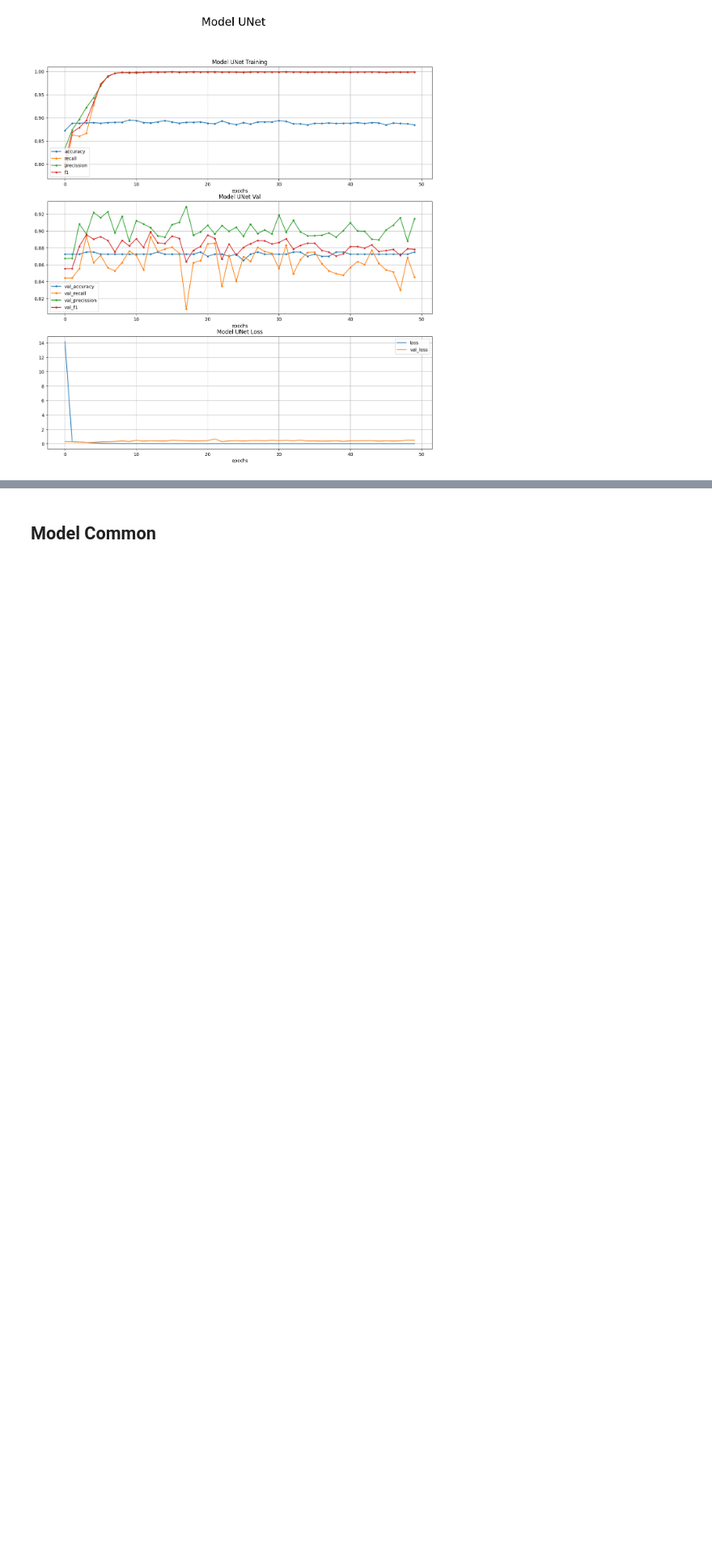
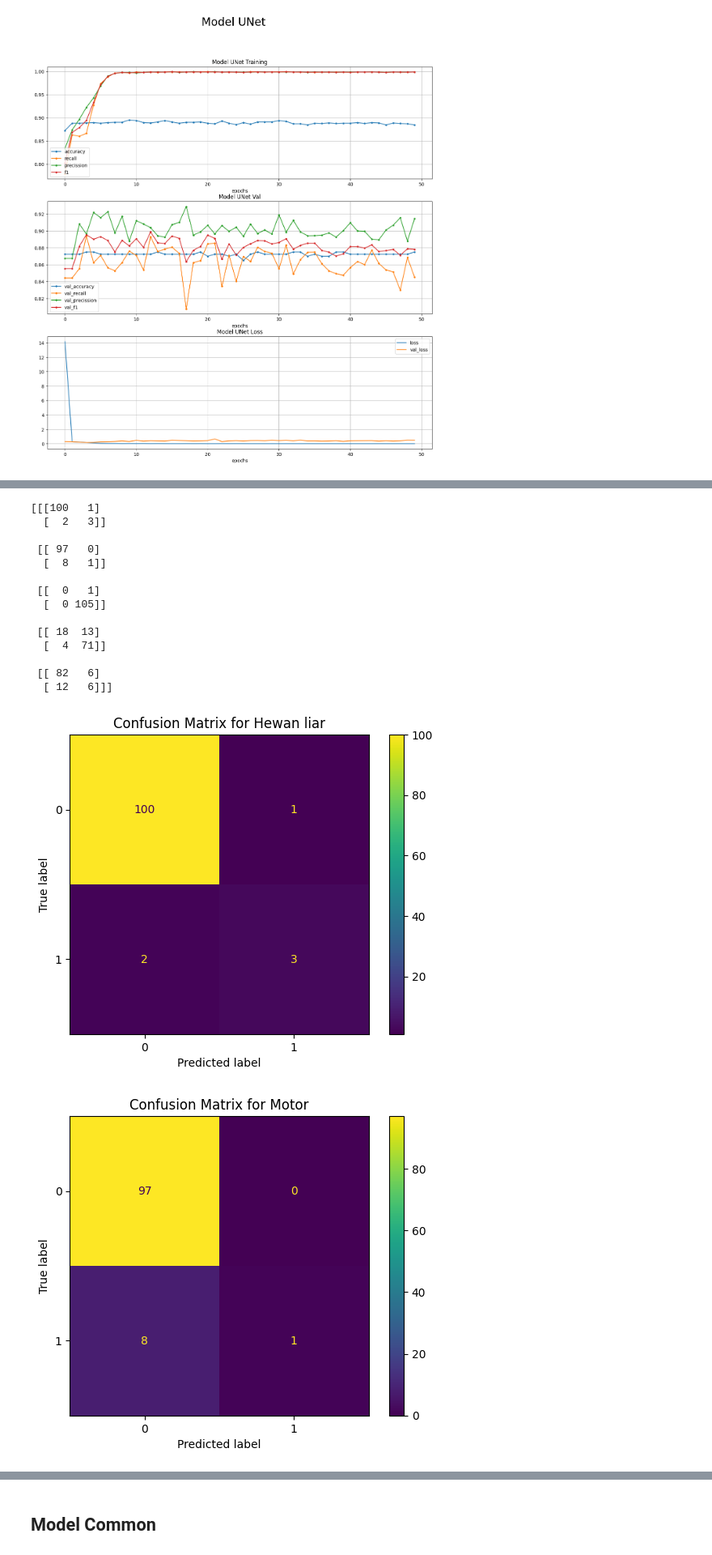
Before and after one commit to AcqmalFadhilla/Multilabel-Dataset-Tedong, a Jupyter notebook: multilabel.ipynb, the cells around one changed output, grey strips where cells are left out. Shown at 81% size. Cells and saved outputs as stored; diff of their text form; code cells hidden in the pictures; blank space fills up the shorter version.

Commit message:
confusion matrix

```diff
--- a/multilabel.ipynb
+++ b/multilabel.ipynb
@@ -229,0 +251,13 @@ def plot_model(model, name_model):
+# %%
+y_true = test[["Hewan liar", "Motor", "Kerbau", "Manusia", "Truk"]]
+# %%
+def visaul_confusion_matrix(y_true, y_pred):
+    mcm = multilabel_confusion_matrix(y_true, y_pred)
+    print(mcm)
+    classes = ["Hewan liar", "Motor", "Kerbau", "Manusia", "Truk"]
+# Display confusion matrices for each class
+    for i in range(len(classes)):
+        disp = ConfusionMatrixDisplay(confusion_matrix=mcm[i], display_labels=[0, 1])
+        disp.plot(cmap='viridis', values_format='d')
+        plt.title(f'Confusion Matrix for {classes[i]}')
+    return plt.show()
@@ -439,0 +456,23 @@ ValueError: Length of values (106) does not match length of index (96)
+# %%
+dt_model_UNet = pd.read_csv("model_UNet.csv")
+# %%
+y_pred_1 = dt_model_UNet[["Hewan liar", "Motor", "Kerbau", "Manusia", "Truk"]]
+# %%
+visaul_confusion_matrix(y_true, y_pred_1)
+# %% [output]
+[[[100   1]
+  [  2   3]]
+
+ [[ 97   0]
+  [  8   1]]
+
+ [[  0   1]
+  [  0 105]]
+
+ [[ 18  13]
+  [  4  71]]
+
+ [[ 82   6]
+  [ 12   6]]]
+[figure, added]
+[figure, added]
```
Also changed, not shown: parts of 46 cells of this notebook.
